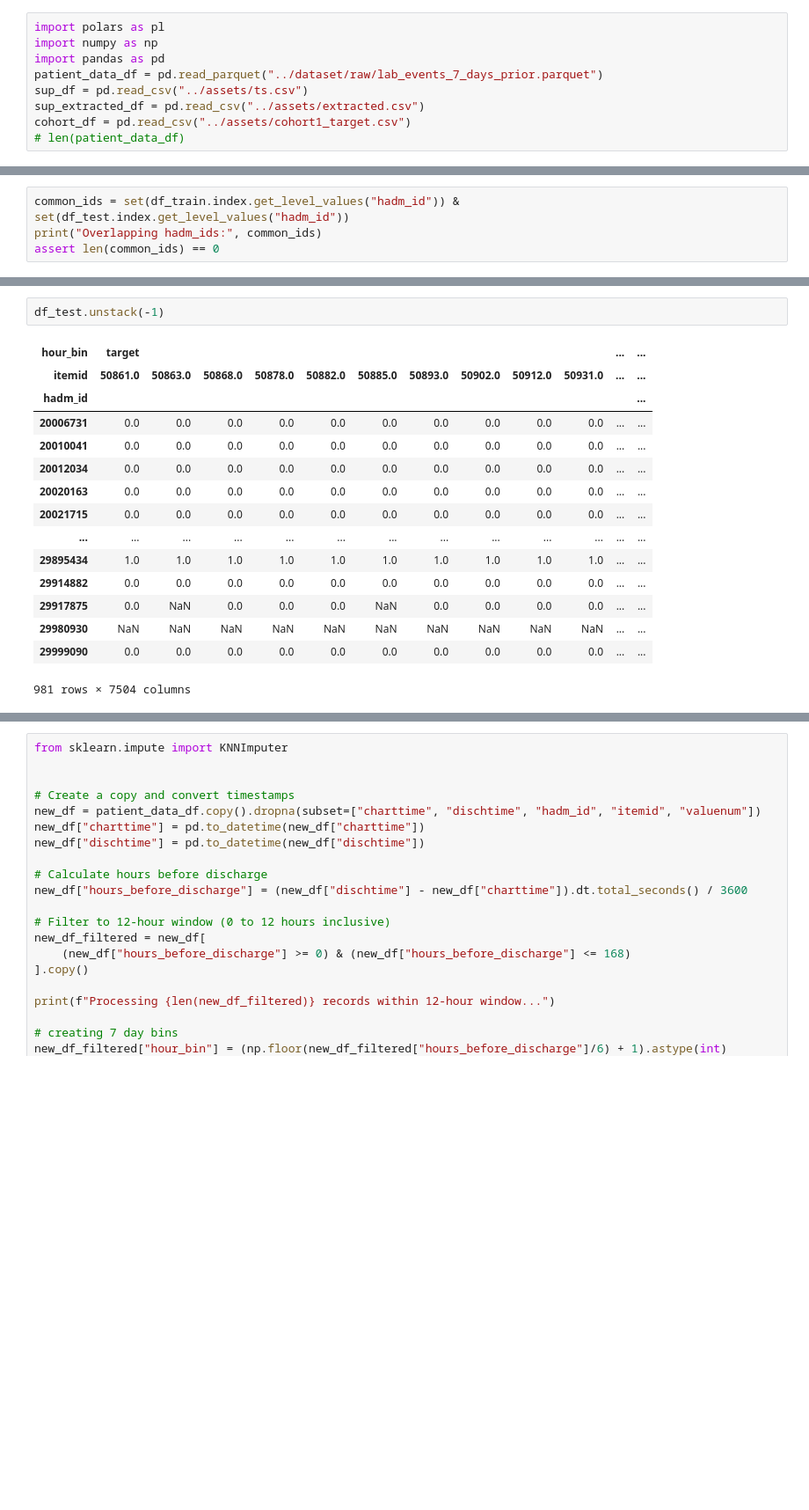
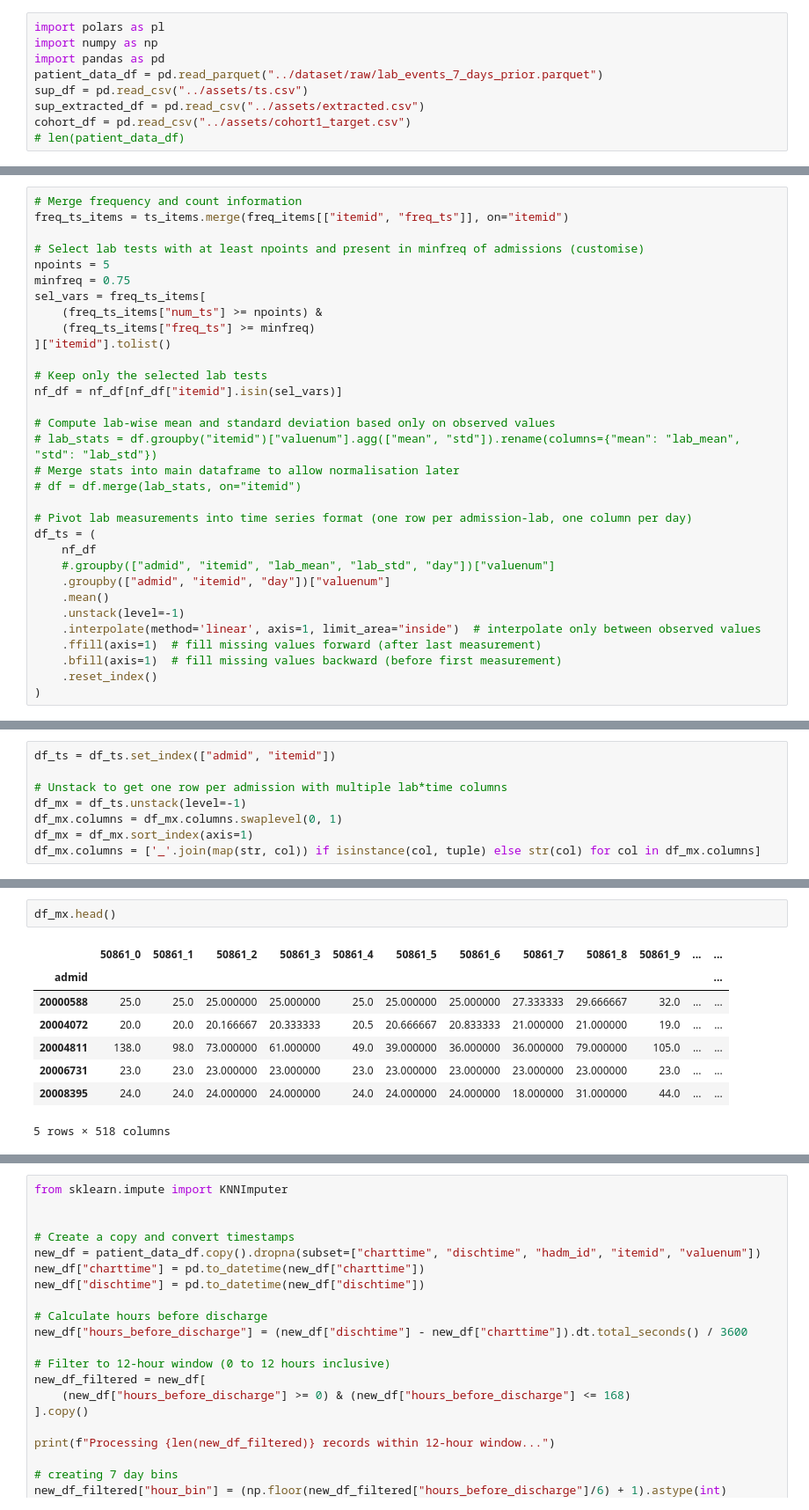
Before and after one commit to Crazz-Zaac/informative-missingness, a Jupyter notebook: project/notebooks/exp_2025.ipynb, the cells around one changed output, grey strips where cells are left out. Shown at 88% size. Saved outputs shown, nothing was run; the diff lists cells and outputs as text; blank space fills up the shorter version.

```diff
--- a/project/notebooks/exp_2025.ipynb
+++ b/project/notebooks/exp_2025.ipynb
@@ -331,0 +386,32 @@ for i, (train_idx, test_idx) in enumerate(skf.split(target_df, target_df['target
+# %%
+# Merge frequency and count information
+freq_ts_items = ts_items.merge(freq_items[["itemid", "freq_ts"]], on="itemid")
+
+# Select lab tests with at least npoints and present in minfreq of admissions (customise)
+npoints = 5
+minfreq = 0.75
+sel_vars = freq_ts_items[
+    (freq_ts_items["num_ts"] >= npoints) &
+    (freq_ts_items["freq_ts"] >= minfreq)
+]["itemid"].tolist()
+
+# Keep only the selected lab tests
+nf_df = nf_df[nf_df["itemid"].isin(sel_vars)]
+
+# Compute lab-wise mean and standard deviation based only on observed values
+# lab_stats = df.groupby("itemid")["valuenum"].agg(["mean", "std"]).rename(columns={"mean": "lab_mean", "std": "lab_std"})
+# Merge stats into main dataframe to allow normalisation later
+# df = df.merge(lab_stats, on="itemid")
+
+# Pivot lab measurements into time series format (one row per admission-lab, one column per day)
+df_ts = (
+    nf_df
+    #.groupby(["admid", "itemid", "lab_mean", "lab_std", "day"])["valuenum"]
+    .groupby(["admid", "itemid", "day"])["valuenum"]
+    .mean()
+    .unstack(level=-1)
+    .interpolate(method='linear', axis=1, limit_area="inside")  # interpolate only between observed values
+    .ffill(axis=1)  # fill missing values forward (after last measurement)
+    .bfill(axis=1)  # fill missing values backward (before first measurement)
+    .reset_index()
+)
@@ -332,4 +427,8 @@ for i, (train_idx, test_idx) in enumerate(skf.split(target_df, target_df['target
 # %%
-common_ids = set(df_train.index.get_level_values("hadm_id")) & set(df_test.index.get_level_values("hadm_id"))
-print("Overlapping hadm_ids:", common_ids)
-assert len(common_ids) == 0
+df_ts = df_ts.set_index(["admid", "itemid"])
+
+# Unstack to get one row per admission with multiple lab*time columns
+df_mx = df_ts.unstack(level=-1)
+df_mx.columns = df_mx.columns.swaplevel(0, 1)
+df_mx = df_mx.sort_index(axis=1)
+df_mx.columns = ['_'.join(map(str, col)) if isinstance(col, tuple) else str(col) for col in df_mx.columns]
@@ -356,19 +435,12 @@ df_train.unstack(-1)
-# %%
-df_test.unstack(-1)
-# %% [output]
-| hour_bin | target |  |  |  |  |  |  |  |  |  | ... | ... |
-| itemid | 50861.0 | 50863.0 | 50868.0 | 50878.0 | 50882.0 | 50885.0 | 50893.0 | 50902.0 | 50912.0 | 50931.0 | ... | ... |
-| hadm_id |  |  |  |  |  |  |  |  |  |  |  | ... |
-| 20006731 | 0.0 | 0.0 | 0.0 | 0.0 | 0.0 | 0.0 | 0.0 | 0.0 | 0.0 | 0.0 | ... | ... |
-| 20010041 | 0.0 | 0.0 | 0.0 | 0.0 | 0.0 | 0.0 | 0.0 | 0.0 | 0.0 | 0.0 | ... | ... |
-| 20012034 | 0.0 | 0.0 | 0.0 | 0.0 | 0.0 | 0.0 | 0.0 | 0.0 | 0.0 | 0.0 | ... | ... |
-| 20020163 | 0.0 | 0.0 | 0.0 | 0.0 | 0.0 | 0.0 | 0.0 | 0.0 | 0.0 | 0.0 | ... | ... |
-| 20021715 | 0.0 | 0.0 | 0.0 | 0.0 | 0.0 | 0.0 | 0.0 | 0.0 | 0.0 | 0.0 | ... | ... |
-| ... | ... | ... | ... | ... | ... | ... | ... | ... | ... | ... | ... | ... |
-| 29895434 | 1.0 | 1.0 | 1.0 | 1.0 | 1.0 | 1.0 | 1.0 | 1.0 | 1.0 | 1.0 | ... | ... |
-| 29914882 | 0.0 | 0.0 | 0.0 | 0.0 | 0.0 | 0.0 | 0.0 | 0.0 | 0.0 | 0.0 | ... | ... |
-| 29917875 | 0.0 | NaN | 0.0 | 0.0 | 0.0 | NaN | 0.0 | 0.0 | 0.0 | 0.0 | ... | ... |
-| 29980930 | NaN | NaN | NaN | NaN | NaN | NaN | NaN | NaN | NaN | NaN | ... | ... |
-| 29999090 | 0.0 | 0.0 | 0.0 | 0.0 | 0.0 | 0.0 | 0.0 | 0.0 | 0.0 | 0.0 | ... | ... |
-981 rows × 7504 columns
+# %%
+df_mx.head()
+# %% [output]
+|  | 50861_0 | 50861_1 | 50861_2 | 50861_3 | 50861_4 | 50861_5 | 50861_6 | 50861_7 | 50861_8 | 50861_9 | ... | ... |
+| admid |  |  |  |  |  |  |  |  |  |  |  | ... |
+| 20000588 | 25.0 | 25.0 | 25.000000 | 25.000000 | 25.0 | 25.000000 | 25.000000 | 27.333333 | 29.666667 | 32.0 | ... | ... |
+| 20004072 | 20.0 | 20.0 | 20.166667 | 20.333333 | 20.5 | 20.666667 | 20.833333 | 21.000000 | 21.000000 | 19.0 | ... | ... |
+| 20004811 | 138.0 | 98.0 | 73.000000 | 61.000000 | 49.0 | 39.000000 | 36.000000 | 36.000000 | 79.000000 | 105.0 | ... | ... |
+| 20006731 | 23.0 | 23.0 | 23.000000 | 23.000000 | 23.0 | 23.000000 | 23.000000 | 23.000000 | 23.000000 | 23.0 | ... | ... |
+| 20008395 | 24.0 | 24.0 | 24.000000 | 24.000000 | 24.0 | 24.000000 | 24.000000 | 18.000000 | 31.000000 | 44.0 | ... | ... |
+5 rows × 518 columns
 # %%
```
Also changed, not shown: parts of 23 cells of this notebook, 4 other files.
